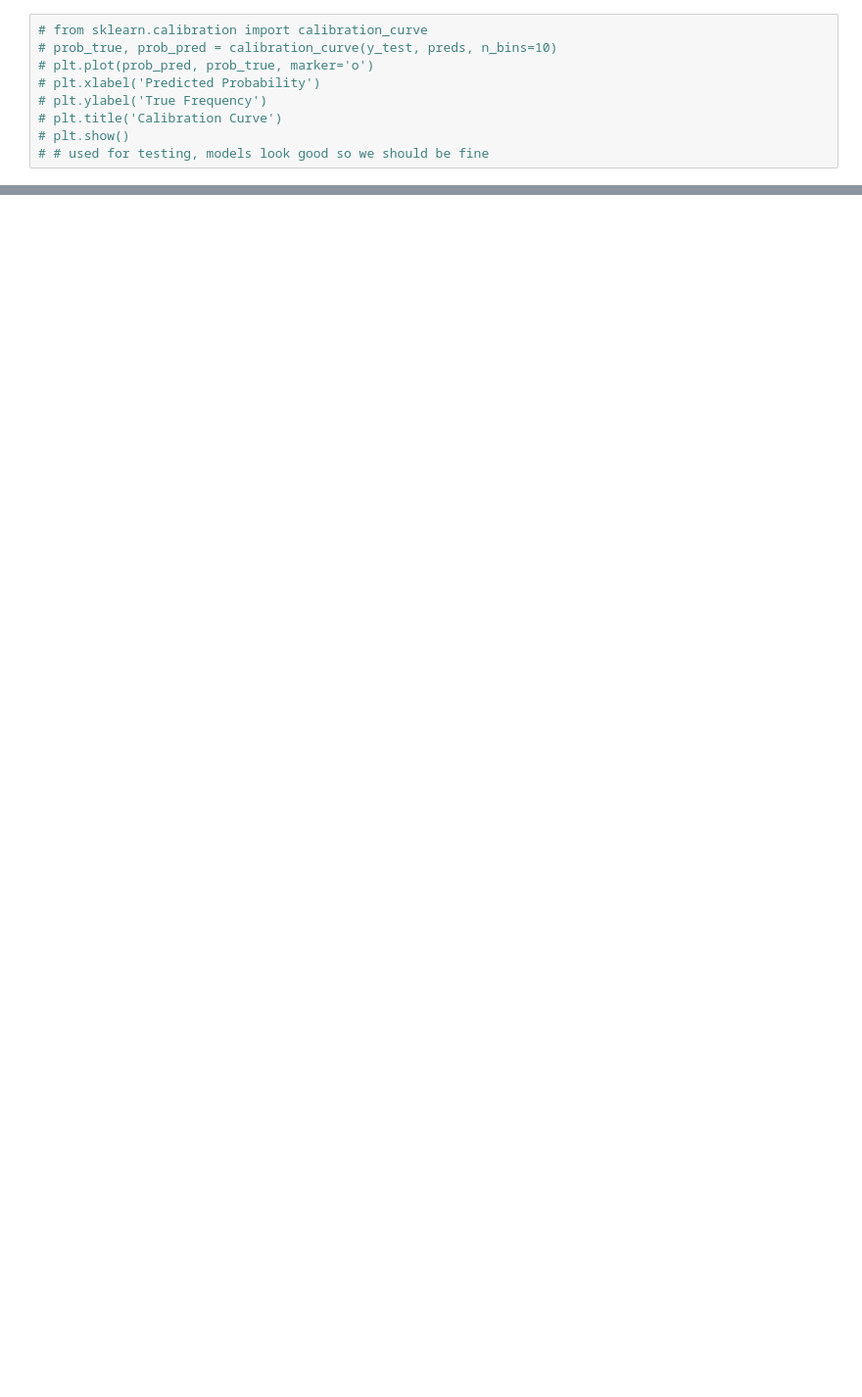
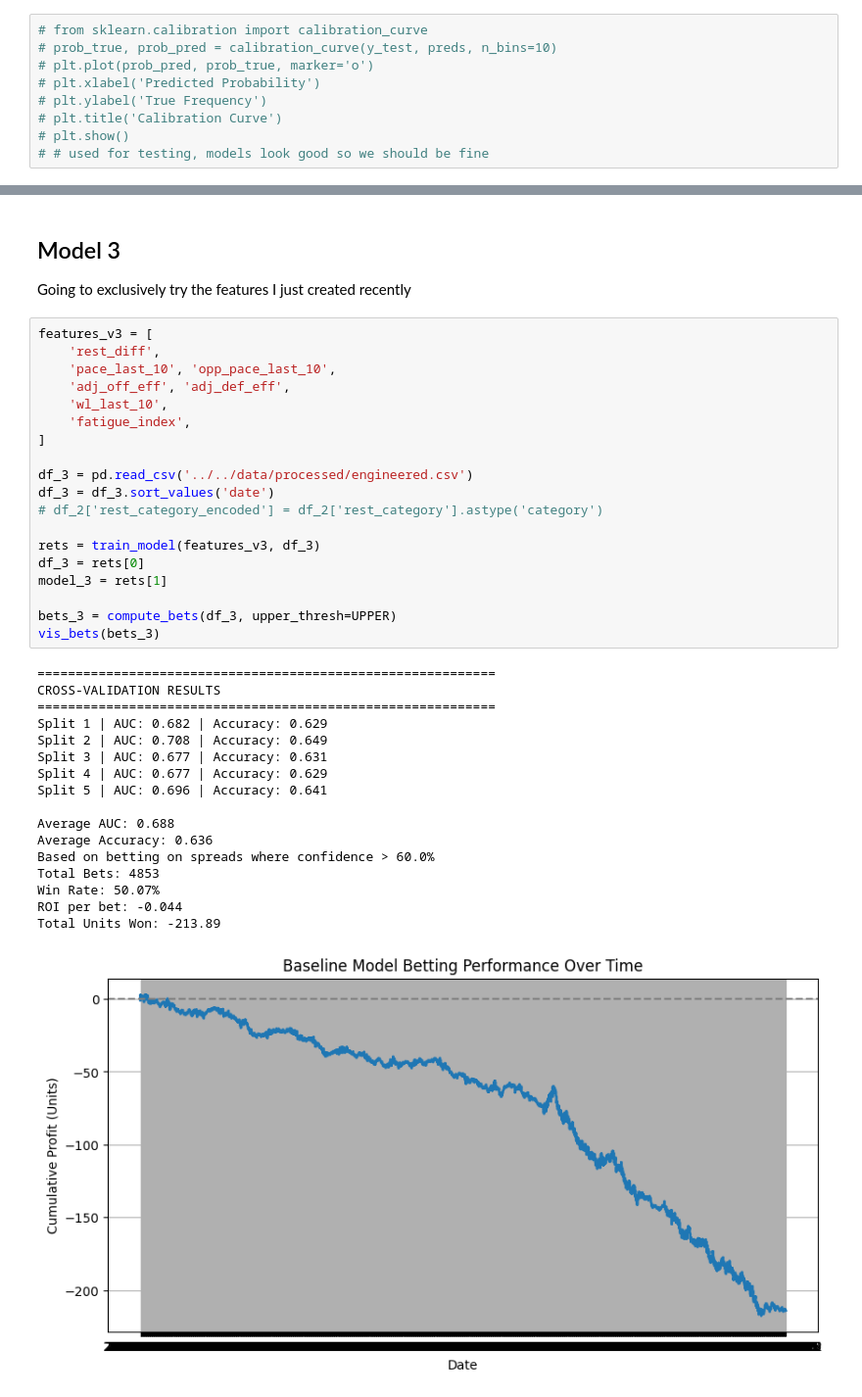
Before and after one commit to alexfruge/beat-the-books, a Jupyter notebook: src/notebooks/03_model_experiment.ipynb, the cells around one changed output, grey strips where cells are left out. Shown at 98% size. Drawn from its saved outputs; the diff is of its cells as text; blank space fills up the shorter version.

```diff
--- a/src/notebooks/03_model_experiment.ipynb
+++ b/src/notebooks/03_model_experiment.ipynb
@@ -219,0 +245,41 @@ plot_importance(model_2)
+# %% [markdown]
+## Model 3
+
+Going to exclusively try the features I just created recently
+# %%
+features_v3 = [
+    'rest_diff',
+    'pace_last_10', 'opp_pace_last_10',
+    'adj_off_eff', 'adj_def_eff',
+    'wl_last_10',
+    'fatigue_index',
+]
+
+df_3 = pd.read_csv('../../data/processed/engineered.csv')
+df_3 = df_3.sort_values('date')
+# df_2['rest_category_encoded'] = df_2['rest_category'].astype('category')
+
+rets = train_model(features_v3, df_3)
+df_3 = rets[0]
+model_3 = rets[1]
+
+bets_3 = compute_bets(df_3, upper_thresh=UPPER)
+vis_bets(bets_3)
+# %% [output]
+============================================================
+CROSS-VALIDATION RESULTS
+============================================================
+Split 1 | AUC: 0.682 | Accuracy: 0.629
+Split 2 | AUC: 0.708 | Accuracy: 0.649
+Split 3 | AUC: 0.677 | Accuracy: 0.631
+Split 4 | AUC: 0.677 | Accuracy: 0.629
+Split 5 | AUC: 0.696 | Accuracy: 0.641
+
+Average AUC: 0.688
+Average Accuracy: 0.636
+Based on betting on spreads where confidence > 60.0%
+Total Bets: 4853
+Win Rate: 50.07%
+ROI per bet: -0.044
+Total Units Won: -213.89
+[figure, added]
```
Also changed, not shown: parts of 16 cells of this notebook, 2 other files.
